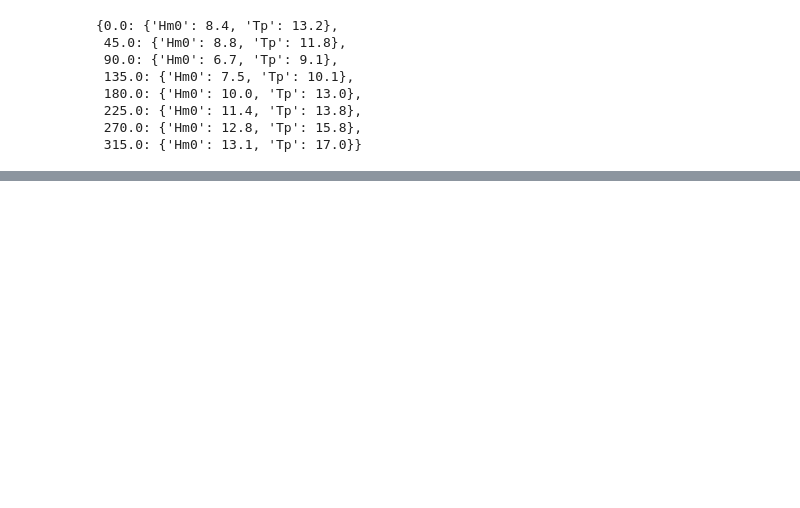
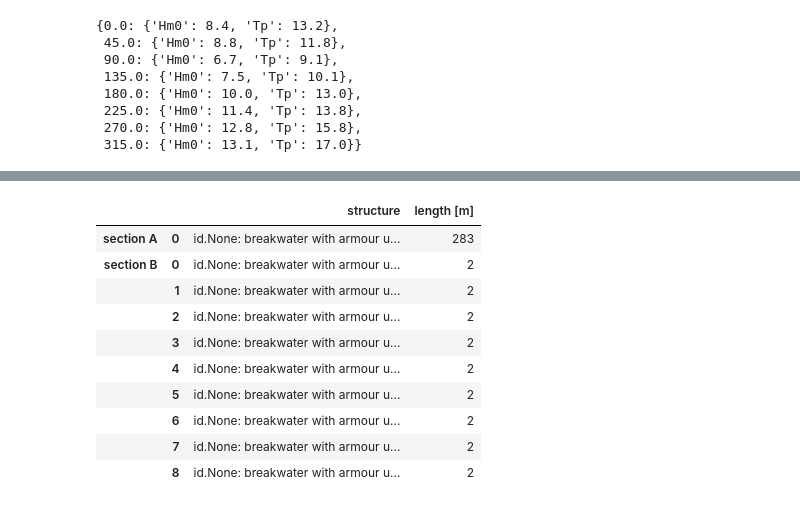
Before and after one commit to Sander-w/breakwater, a Jupyter notebook: Notebooks/Input_Automation.ipynb, the cells around one changed output, grey strips where cells are left out. Cells and saved outputs as stored; diff of their text form; code cells hidden in the pictures; blank space fills up the shorter version.

```diff
--- a/Notebooks/Input_Automation.ipynb
+++ b/Notebooks/Input_Automation.ipynb
@@ -109,0 +218,16 @@ bw.governing_wave_direction(kml_path= path, wave_directions= wave_directions, sh
+# %%
+design_3D = EI_3D.design_3D(
+                            h= 27,
+                            Sd= 5,
+                            Nod= 4,
+                            q= 100,
+                            slope= (2,3),
+                            slope_foreshore= (1,100),
+                            B= 5,
+                            N= 2600,
+                            rho_w= 1025,
+                            ArmourUnit= Cubipod,
+                            Grading= Grading,
+                            filter_rule = 'XblocPlus',
+                            core_material = {'class': 'QR 1-1000kg', 'Dn50': 0.45}
+                            )
@@ -109,0 +248,14 @@ bw.governing_wave_direction(kml_path= path, wave_directions= wave_directions, sh
+# %%
+design_3D.head(10)
+# %% [output]
+|  |  | structure | length [m] |
+| section A | 0 | id.None: breakwater with armour u... | 283 |
+| section B | 0 | id.None: breakwater with armour u... | 2 |
+|  | 1 | id.None: breakwater with armour u... | 2 |
+|  | 2 | id.None: breakwater with armour u... | 2 |
+|  | 3 | id.None: breakwater with armour u... | 2 |
+|  | 4 | id.None: breakwater with armour u... | 2 |
+|  | 5 | id.None: breakwater with armour u... | 2 |
+|  | 6 | id.None: breakwater with armour u... | 2 |
+|  | 7 | id.None: breakwater with armour u... | 2 |
+|  | 8 | id.None: breakwater with armour u... | 2 |
```
Also changed, not shown: parts of 15 cells of this notebook, 9 other files.
